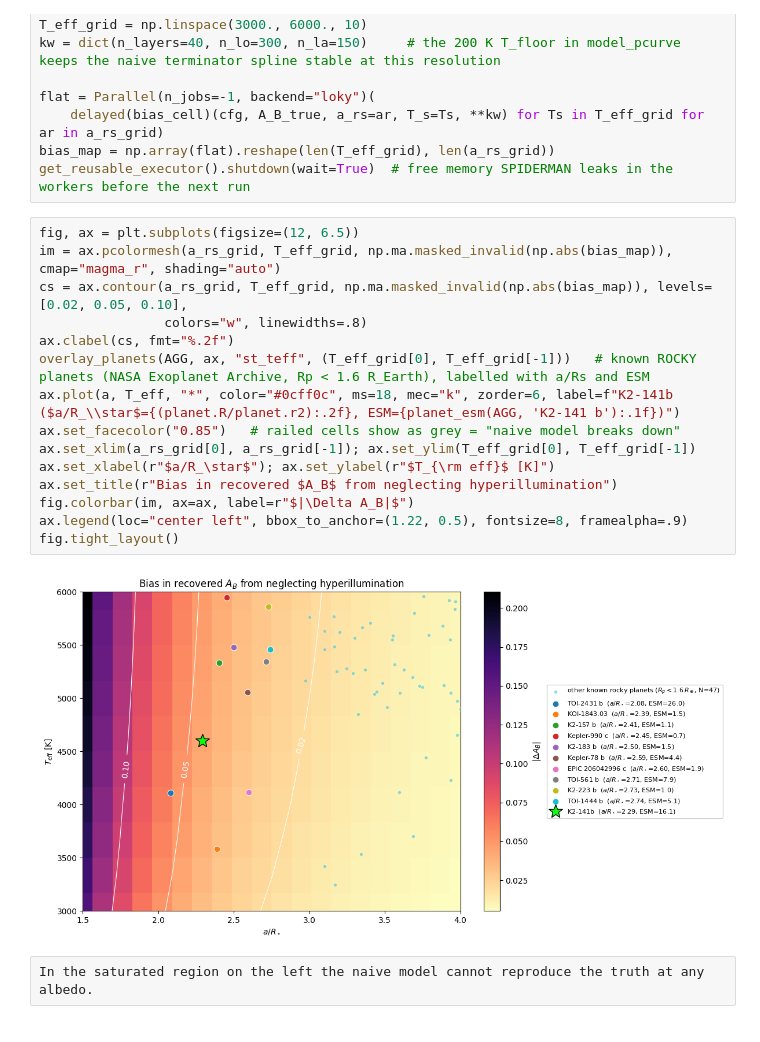
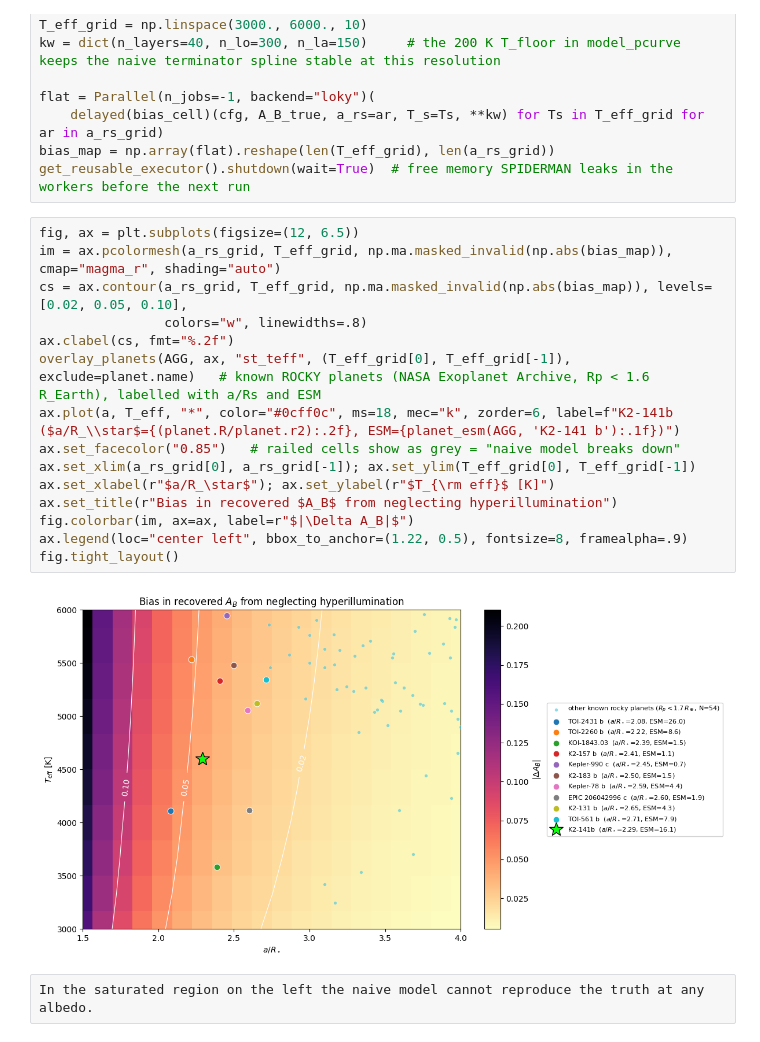
Before and after one commit to JonasSpiller/HyperPhase, a Jupyter notebook: HI PhaseCurve Fitting/AB_Bias.ipynb, the cells around one changed output. Saved outputs shown, nothing was run; the diff lists cells and outputs as text.

```diff
--- a/HI PhaseCurve Fitting/AB_Bias.ipynb
+++ b/HI PhaseCurve Fitting/AB_Bias.ipynb
@@ -262,20 +262,20 @@ get_reusable_executor().shutdown(wait=True)  # free memory SPIDERMAN leaks in th
 # %%
 fig, ax = plt.subplots(figsize=(12, 6.5))
 im = ax.pcolormesh(a_rs_grid, T_eff_grid, np.ma.masked_invalid(np.abs(bias_map)), cmap="magma_r", shading="auto")
 cs = ax.contour(a_rs_grid, T_eff_grid, np.ma.masked_invalid(np.abs(bias_map)), levels=[0.02, 0.05, 0.10],
                 colors="w", linewidths=.8)
 ax.clabel(cs, fmt="%.2f")
-overlay_planets(AGG, ax, "st_teff", (T_eff_grid[0], T_eff_grid[-1]))   # known ROCKY planets (NASA Exoplanet Archive, Rp < 1.6 R_Earth), labelled with a/Rs and ESM
+overlay_planets(AGG, ax, "st_teff", (T_eff_grid[0], T_eff_grid[-1]), exclude=planet.name)   # known ROCKY planets (NASA Exoplanet Archive, Rp < 1.6 R_Earth), labelled with a/Rs and ESM
 ax.plot(a, T_eff, "*", color="#0cff0c", ms=18, mec="k", zorder=6, label=f"K2-141b  ($a/R_\\star$={(planet.R/planet.r2):.2f}, ESM={planet_esm(AGG, 'K2-141 b'):.1f})")
 ax.set_facecolor("0.85")   # railed cells show as grey = "naive model breaks down"
 ax.set_xlim(a_rs_grid[0], a_rs_grid[-1]); ax.set_ylim(T_eff_grid[0], T_eff_grid[-1])
 ax.set_xlabel(r"$a/R_\star$"); ax.set_ylabel(r"$T_{\rm eff}$ [K]")
 ax.set_title(r"Bias in recovered $A_B$ from neglecting hyperillumination")
 fig.colorbar(im, ax=ax, label=r"$|\Delta A_B|$")
 ax.legend(loc="center left", bbox_to_anchor=(1.22, 0.5), fontsize=8, framealpha=.9)
 fig.tight_layout()
 # %% [output]
-[figure, old version]
+[figure, new version]
 # %% [raw]
 In the saturated region on the left the naive model cannot reproduce the truth at any albedo.
 # %% [markdown]
```
Also changed, not shown: parts of 2 cells of this notebook, 1 other file.
